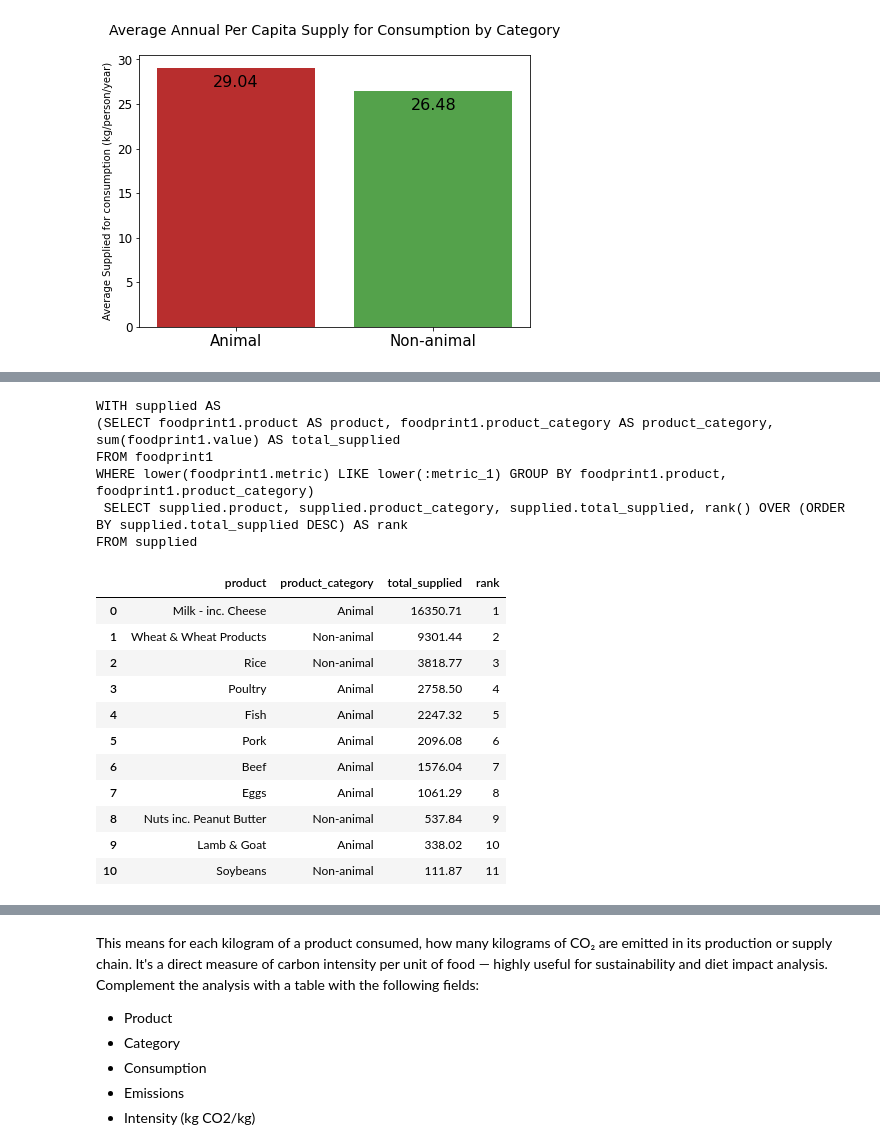
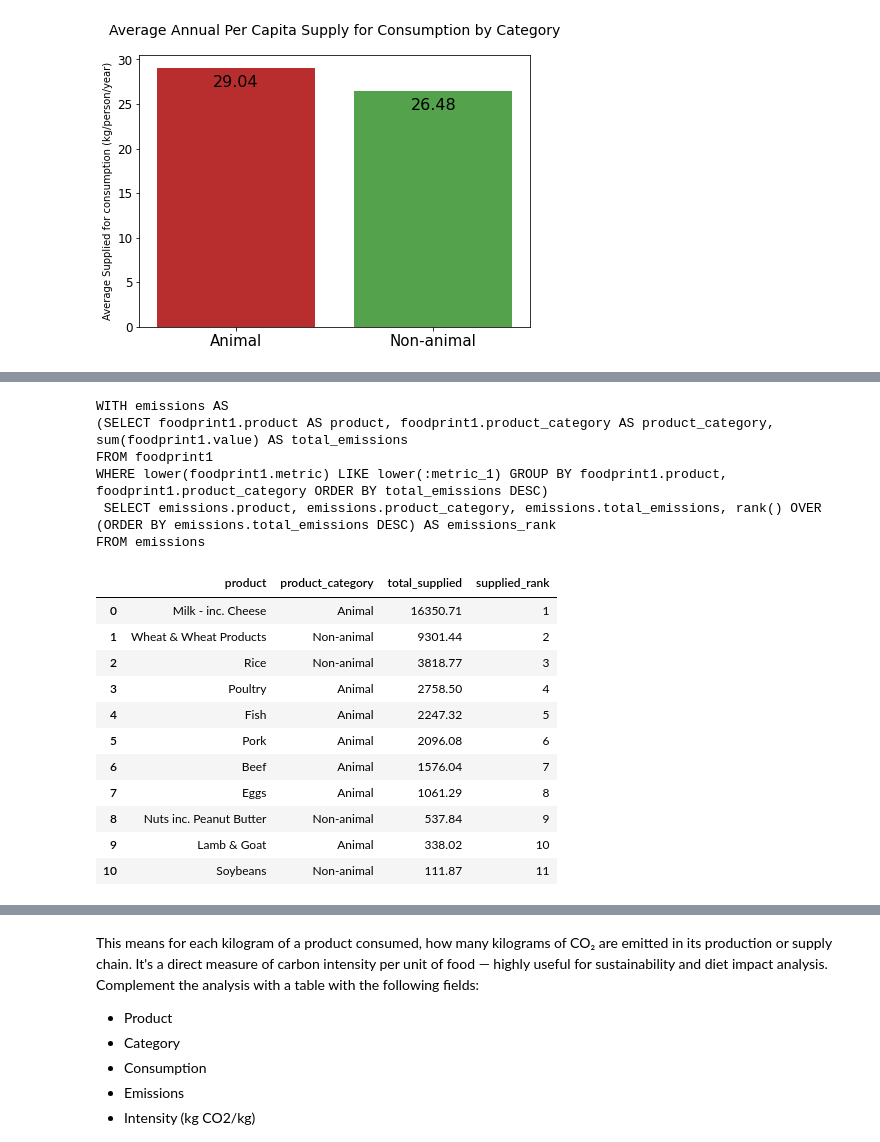
Before and after one commit to daniel-epm/food_carbon_fp, a Jupyter notebook: foodprint_analysis.ipynb, the cells around one changed output, grey strips where cells are left out. Cells and saved outputs as stored; diff of their text form; code cells hidden in the pictures.

```diff
--- a/foodprint_analysis.ipynb
+++ b/foodprint_analysis.ipynb
@@ -389,28 +389,28 @@ FROM emissions
 # %%
 # Supplied for consumption ranking
 supplied_cte = (
     select(foodprint1.columns.product,
            foodprint1.columns.product_category,
            func.sum(foodprint1.columns.value).label('total_supplied'))
     .where(foodprint1.columns.metric.ilike('Supplied %'))
     .group_by(foodprint1.columns.product, foodprint1.columns.product_category)
     .cte('supplied')
 )
 
 stmt = select(supplied_cte,
-              func.rank().over(order_by= desc('total_supplied')).label('rank'))
+              func.rank().over(order_by= desc('total_supplied')).label('supplied_rank'))
 
-print(stmt)
+print(stmt_emissions_cte)
 
 fetch_query_results('stmt', stmt)
 # %% [output]
-WITH supplied AS
-(SELECT foodprint1.product AS product, foodprint1.product_category AS product_category, sum(foodprint1.value) AS total_supplied
+WITH emissions AS
+(SELECT foodprint1.product AS product, foodprint1.product_category AS product_category, sum(foodprint1.value) AS total_emissions
 FROM foodprint1
-WHERE lower(foodprint1.metric) LIKE lower(:metric_1) GROUP BY foodprint1.product, foodprint1.product_category)
- SELECT supplied.product, supplied.product_category, supplied.total_supplied, rank() OVER (ORDER BY supplied.total_supplied DESC) AS rank
-FROM supplied
+WHERE lower(foodprint1.metric) LIKE lower(:metric_1) GROUP BY foodprint1.product, foodprint1.product_category ORDER BY total_emissions DESC)
+ SELECT emissions.product, emissions.product_category, emissions.total_emissions, rank() OVER (ORDER BY emissions.total_emissions DESC) AS emissions_rank
+FROM emissions
-|  | product | product_category | total_supplied | rank |
+|  | product | product_category | total_supplied | supplied_rank |
 | 0 | Milk - inc. Cheese | Animal | 16350.71 | 1 |
 | 1 | Wheat & Wheat Products | Non-animal | 9301.44 | 2 |
 | 2 | Rice | Non-animal | 3818.77 | 3 |
```
Also changed, not shown: parts of 3 cells of this notebook.
